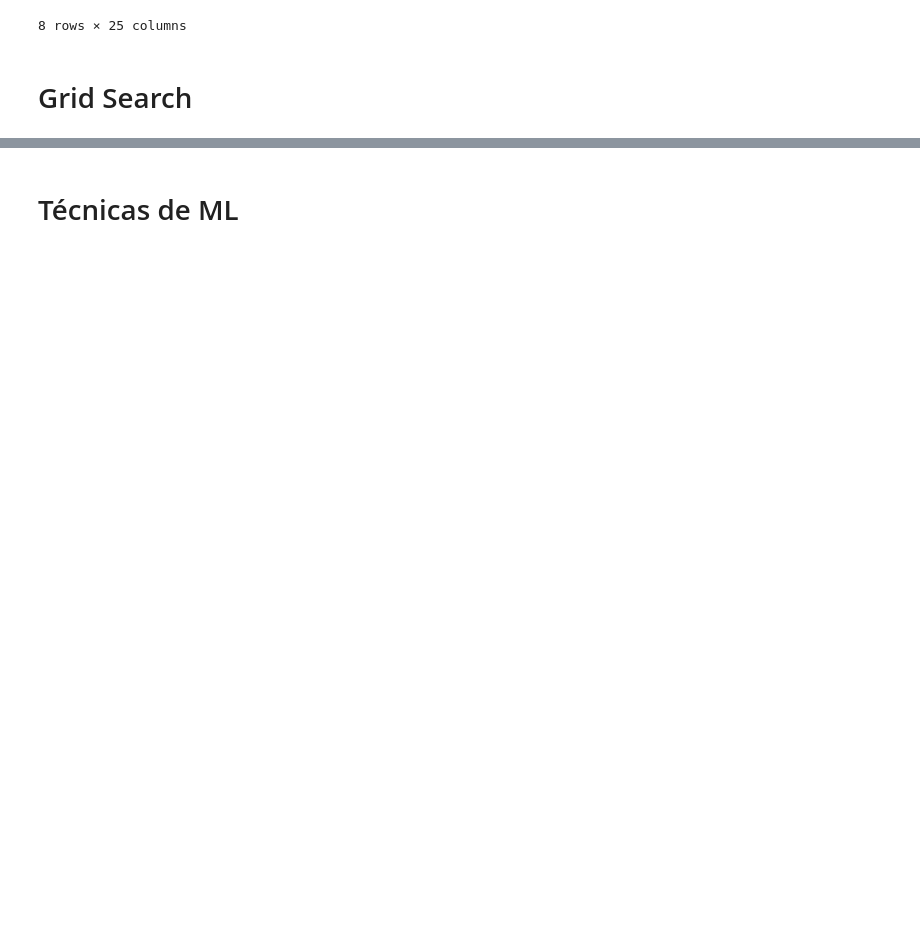
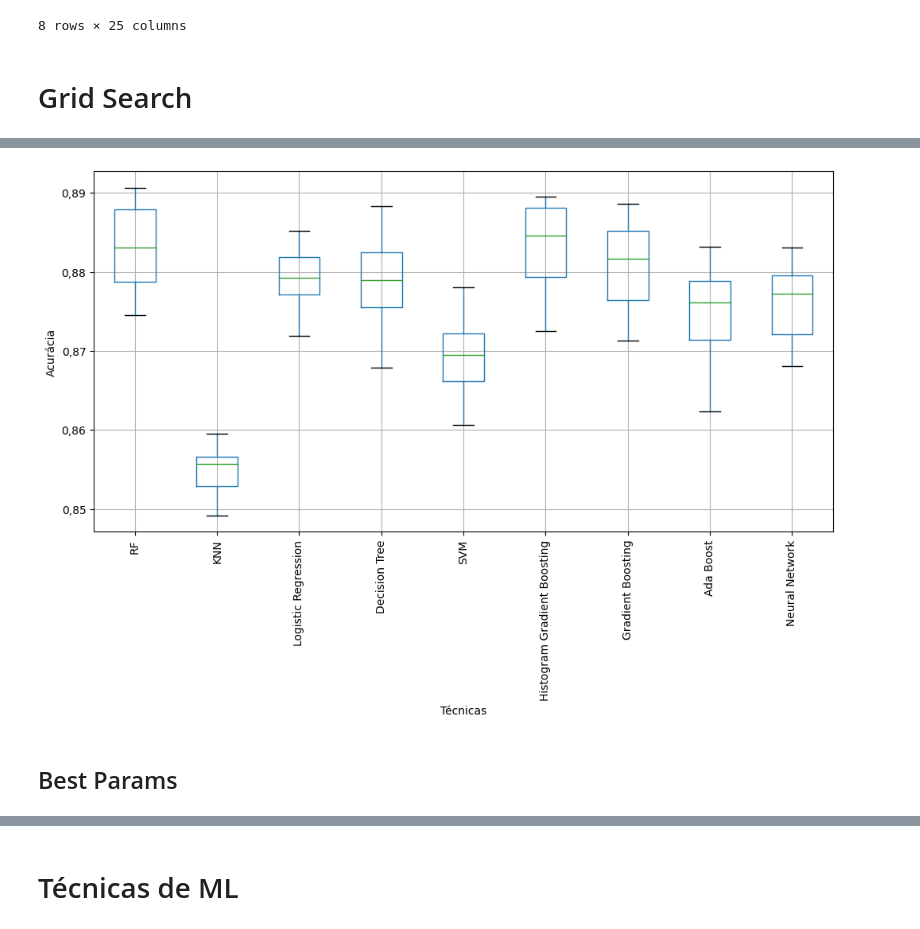
Before and after one commit to mrelero/machine-learning-anatel-database, a Jupyter notebook: Paper2/Model1.ipynb, the cells around one changed output, grey strips where cells are left out. Saved outputs shown, nothing was run; the diff lists cells and outputs as text; code cells hidden in the pictures; blank space fills up the shorter version.

```diff
--- a/Paper2/Model1.ipynb
+++ b/Paper2/Model1.ipynb
@@ -503,0 +607,14 @@ KeyError: 'SVM'
+# %%
+def plot_box_plot(dataframe):
+    dataframe.boxplot(showfliers=False)
+    plt.ylabel("Acurácia")
+    plt.xlabel("Técnicas")
+    plt.xticks(rotation = 90)
+    plt.gcf().set_size_inches(12, 6)
+    plt.rcParams["figure.dpi"] = 100
+
+plot_box_plot(cv_dataframe)
+# %% [output]
+[figure, added]
+# %% [markdown]
+## Best Params
```
Also changed, not shown: parts of 31 cells of this notebook, 13 other files.
